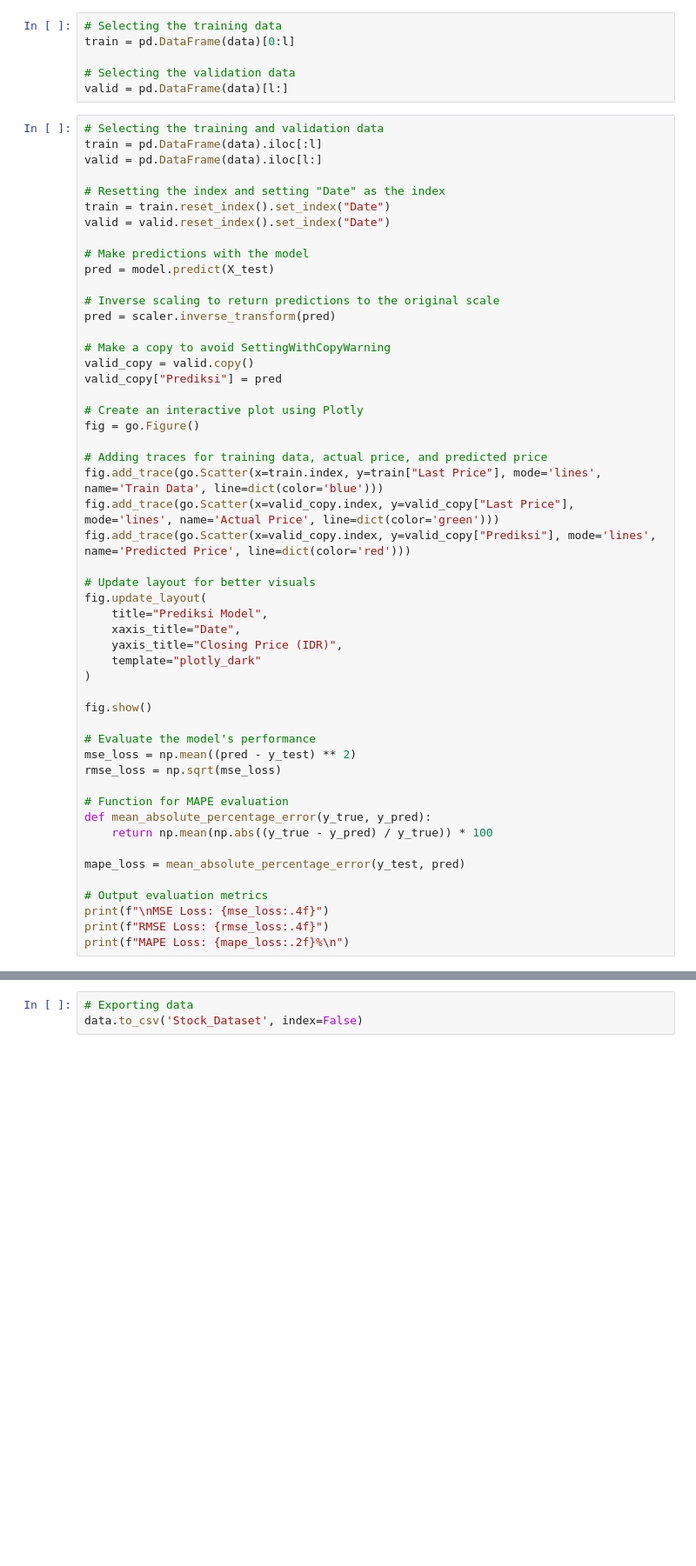
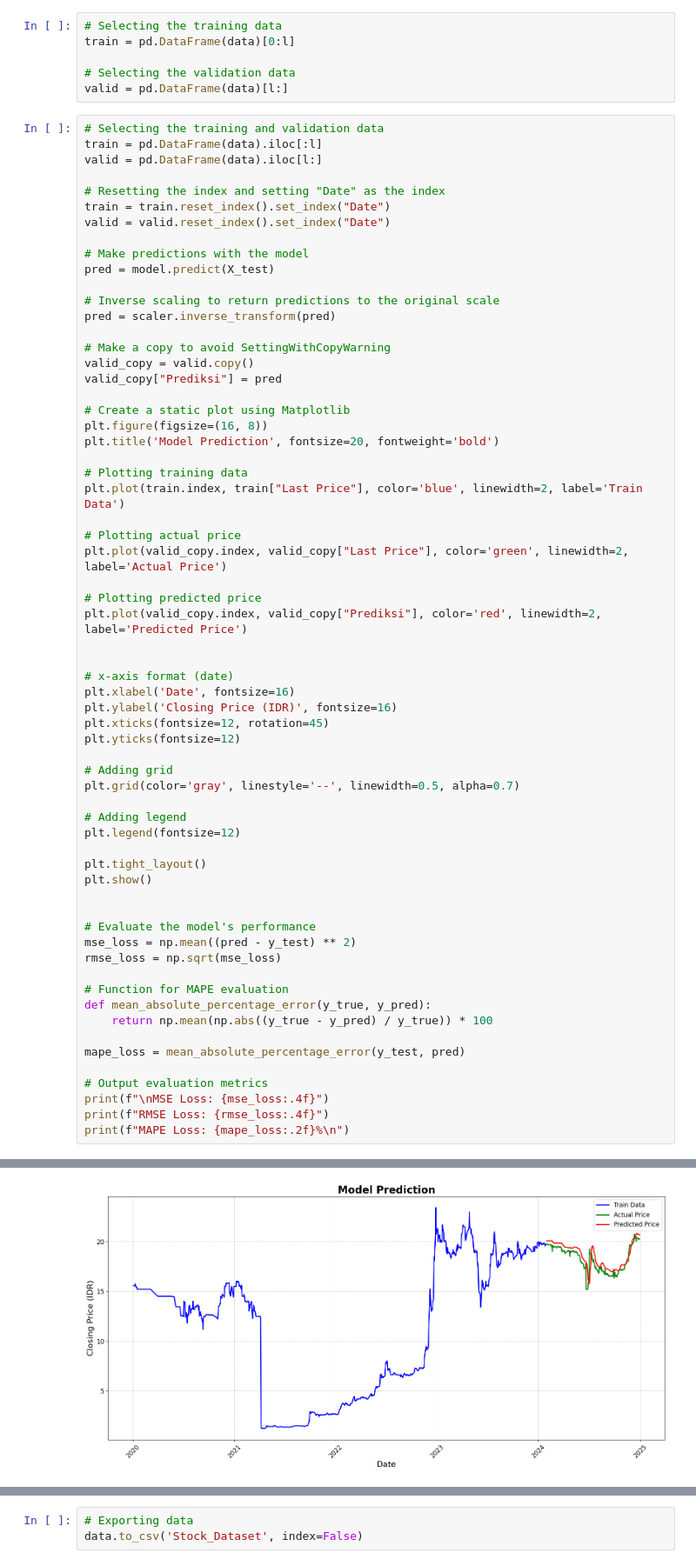
Before and after one commit to netania01/BYAN-Stock-Price-Prediction, a Jupyter notebook: Stock_Prediction_BYAN.ipynb, the cells around one changed output, grey strips where cells are left out. Shown at 87% size. Drawn from its saved outputs; the diff is of its cells as text; blank space fills up the shorter version.

```diff
--- a/Stock_Prediction_BYAN.ipynb
+++ b/Stock_Prediction_BYAN.ipynb
@@ -366,23 +356,35 @@ pred = scaler.inverse_transform(pred)
 valid_copy = valid.copy()
 valid_copy["Prediksi"] = pred
 
-# Create an interactive plot using Plotly
-fig = go.Figure()
+# Create a static plot using Matplotlib
+plt.figure(figsize=(16, 8))
+plt.title('Model Prediction', fontsize=20, fontweight='bold')
 
-# Adding traces for training data, actual price, and predicted price
-fig.add_trace(go.Scatter(x=train.index, y=train["Last Price"], mode='lines', name='Train Data', line=dict(color='blue')))
-fig.add_trace(go.Scatter(x=valid_copy.index, y=valid_copy["Last Price"], mode='lines', name='Actual Price', line=dict(color='green')))
-fig.add_trace(go.Scatter(x=valid_copy.index, y=valid_copy["Prediksi"], mode='lines', name='Predicted Price', line=dict(color='red')))
+# Plotting training data
+plt.plot(train.index, train["Last Price"], color='blue', linewidth=2, label='Train Data')
 
-# Update layout for better visuals
-fig.update_layout(
-    title="Prediksi Model",
-    xaxis_title="Date",
-    yaxis_title="Closing Price (IDR)",
-    template="plotly_dark"
-)
+# Plotting actual price
+plt.plot(valid_copy.index, valid_copy["Last Price"], color='green', linewidth=2, label='Actual Price')
 
-fig.show()
+# Plotting predicted price
+plt.plot(valid_copy.index, valid_copy["Prediksi"], color='red', linewidth=2, label='Predicted Price')
+
+
+# x-axis format (date)
+plt.xlabel('Date', fontsize=16)
+plt.ylabel('Closing Price (IDR)', fontsize=16)
+plt.xticks(fontsize=12, rotation=45)
+plt.yticks(fontsize=12)
+
+# Adding grid
+plt.grid(color='gray', linestyle='--', linewidth=0.5, alpha=0.7)
+
+# Adding legend
+plt.legend(fontsize=12)
+
+plt.tight_layout()
+plt.show()
+
 
 # Evaluate the model's performance
 mse_loss = np.mean((pred - y_test) ** 2)
@@ -406,0 +406 @@ MAPE Loss: 2232.01%
+[figure, added]
```
Also changed, not shown: parts of 4 cells of this notebook.
